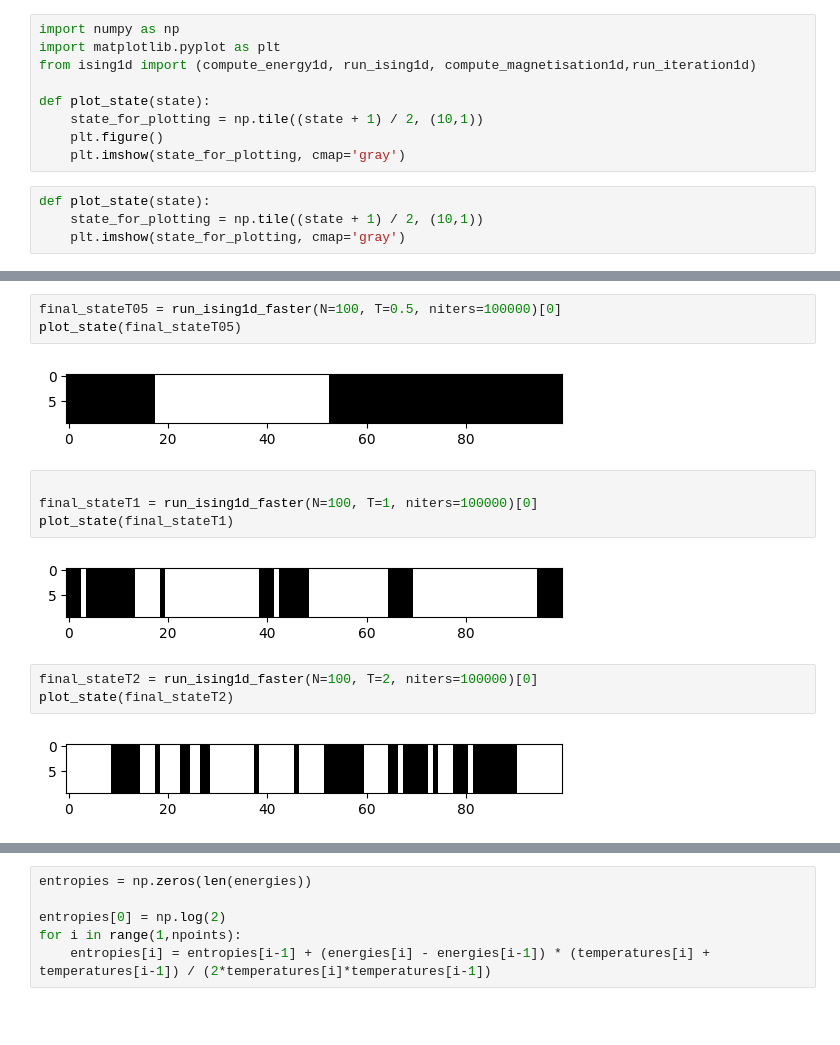
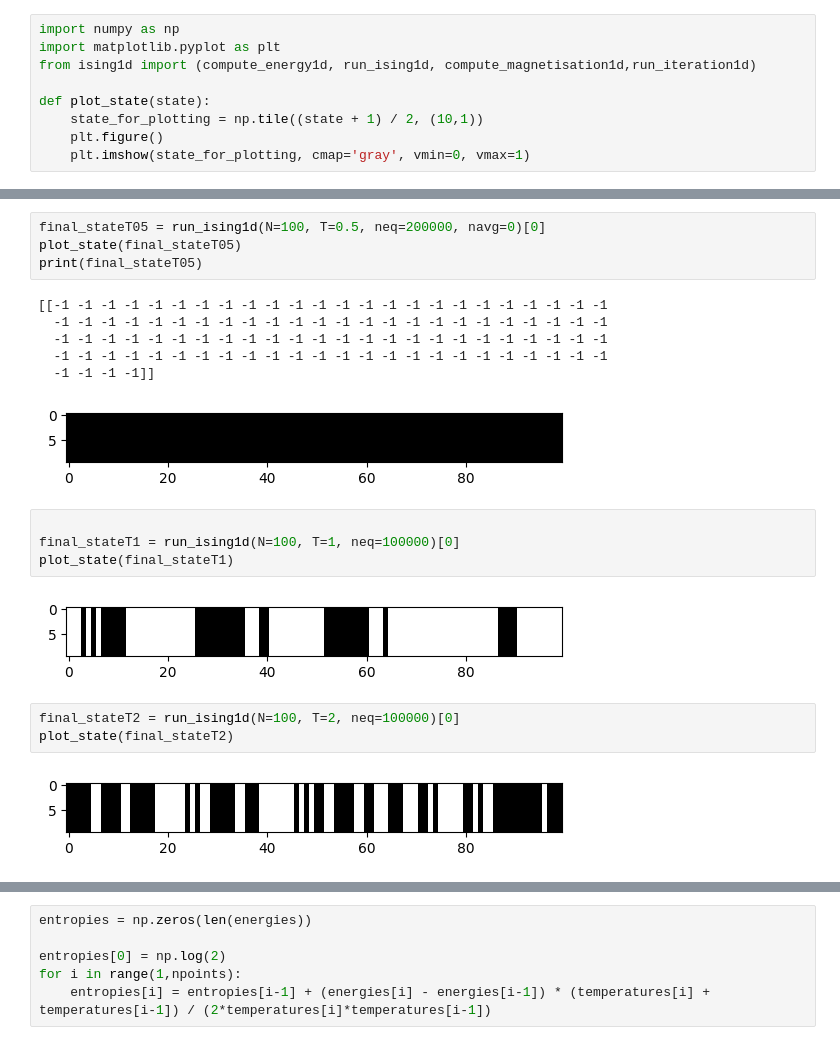
Before and after one commit to nedsen/ising-model, a Jupyter notebook: question1.ipynb, the cells around one changed output, grey strips where cells are left out. Drawn from its saved outputs; the diff is of its cells as text; blank space fills up the shorter version.

```diff
--- a/question1.ipynb
+++ b/question1.ipynb
@@ -6,8 +6,4 @@ from ising1d import (compute_energy1d, run_ising1d, compute_magnetisation1d,run_
 def plot_state(state):
     state_for_plotting = np.tile((state + 1) / 2, (10,1))
     plt.figure()
-    plt.imshow(state_for_plotting, cmap='gray')
+    plt.imshow(state_for_plotting, cmap='gray', vmin=0, vmax=1)
-# %%
-def plot_state(state):
-    state_for_plotting = np.tile((state + 1) / 2, (10,1))
-    plt.imshow(state_for_plotting, cmap='gray')
@@ -14,19 +23,25 @@ def plot_state(state):
 # %%
-final_stateT05 = run_ising1d_faster(N=100, T=0.5, niters=100000)[0]
+final_stateT05 = run_ising1d(N=100, T=0.5, neq=200000, navg=0)[0]
 plot_state(final_stateT05)
+print(final_stateT05)
 # %% [output]
+[[-1 -1 -1 -1 -1 -1 -1 -1 -1 -1 -1 -1 -1 -1 -1 -1 -1 -1 -1 -1 -1 -1 -1 -1
+  -1 -1 -1 -1 -1 -1 -1 -1 -1 -1 -1 -1 -1 -1 -1 -1 -1 -1 -1 -1 -1 -1 -1 -1
+  -1 -1 -1 -1 -1 -1 -1 -1 -1 -1 -1 -1 -1 -1 -1 -1 -1 -1 -1 -1 -1 -1 -1 -1
+  -1 -1 -1 -1 -1 -1 -1 -1 -1 -1 -1 -1 -1 -1 -1 -1 -1 -1 -1 -1 -1 -1 -1 -1
+  -1 -1 -1 -1]]
-[figure, old version]
+[figure, new version]
 # %%
 
-final_stateT1 = run_ising1d_faster(N=100, T=1, niters=100000)[0]
+final_stateT1 = run_ising1d(N=100, T=1, neq=100000)[0]
 plot_state(final_stateT1)
 # %% [output]
-[figure, old version]
+[figure, new version]
 # %%
-final_stateT2 = run_ising1d_faster(N=100, T=2, niters=100000)[0]
+final_stateT2 = run_ising1d(N=100, T=2, neq=100000)[0]
 plot_state(final_stateT2)
 # %% [output]
-[figure, old version]
+[figure, new version]
 # %%
 # temperatures = np.logspace(-1, 1.5, 20)
 # energies_T = []
```
Also changed, not shown: parts of 17 cells of this notebook, 1 other file.
